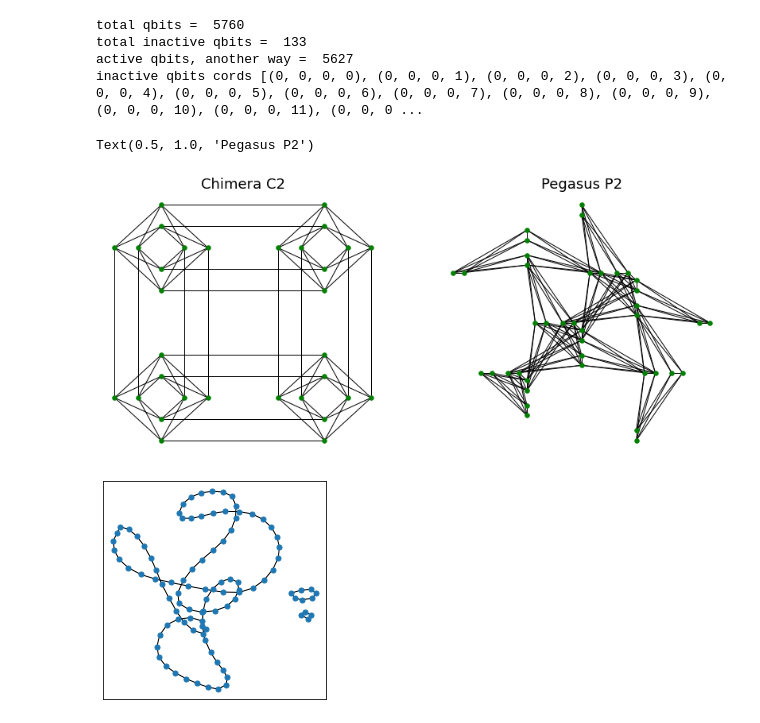
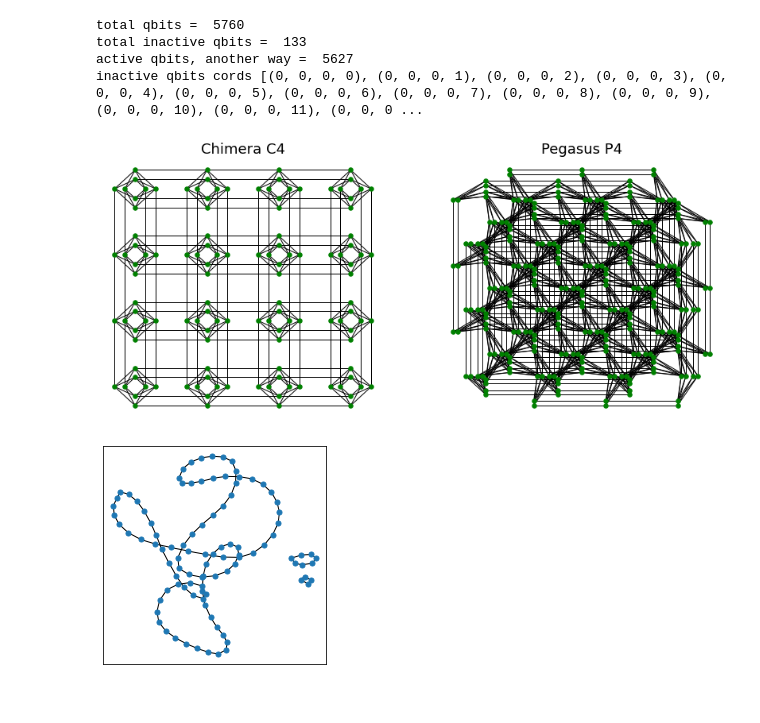
Before and after one commit to DBern97/Dwave-RAN-algs, a Jupyter notebook: ocean_trial_runs.ipynb, the cells around one changed output. Cells and saved outputs as stored; diff of their text form; code cells hidden in the pictures.

```diff
--- a/ocean_trial_runs.ipynb
+++ b/ocean_trial_runs.ipynb
@@ -38,16 +38,17 @@ inactive qbits cords [(0, 0, 0, 0), (0, 0, 0, 1), (0, 0, 0, 2), (0, 0, 0, 3), (0
 # %%
 %matplotlib inline
 
 fig, ax = plt.subplots(1, 2, figsize=(14,6))
 
-dnx.draw_chimera(dnx.chimera_graph(2), ax=ax[0], node_size=30, node_color='g')
-ax[0].set_title('Chimera C2', fontsize=18)
+dnx.draw_chimera(dnx.chimera_graph(4), ax=ax[0], node_size=30, node_color='g')
+ax[0].set_title('Chimera C4', fontsize=18)
 
-dnx.draw_pegasus(dnx.pegasus_graph(2), ax=ax[1], node_size=30, node_color='g')
-ax[1].set_title('Pegasus P2', fontsize=18)
+dnx.draw_pegasus(dnx.pegasus_graph(4), ax=ax[1], node_size=30, node_color='g')
+ax[1].set_title('Pegasus P4', fontsize=18)
+
+plt.savefig('chimera_pegasus_4.png',dpi=300)
 # %% [output]
-Text(0.5, 1.0, 'Pegasus P2')
-[figure, old version]
+[figure, new version]
 # %%
 from embed_by_dwave import random_graph
 import networkx as nx
```
Also changed, not shown: parts of 9 cells of this notebook.
